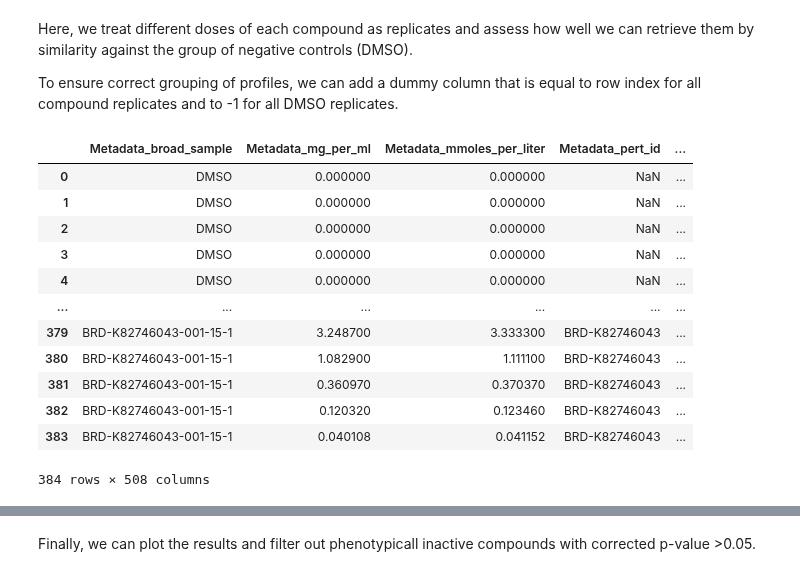
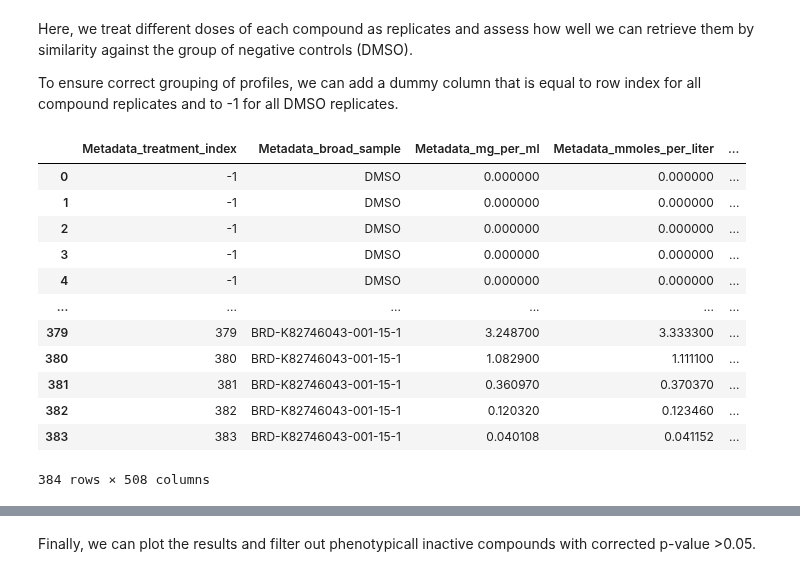
Before and after one commit to cytomining/copairs, a Jupyter notebook: examples/demo.ipynb, the cells around one changed output, grey strips where cells are left out. Saved outputs shown, nothing was run; the diff lists cells and outputs as text; code cells hidden in the pictures.

```diff
--- a/examples/demo.ipynb
+++ b/examples/demo.ipynb
@@ -80,25 +94,27 @@ Here, we treat different doses of each compound as replicates and assess how wel
 
 To ensure correct grouping of profiles, we can add a dummy column that is equal to row index for all compound replicates and to -1 for all DMSO replicates.
 # %%
+df_activity = df.copy()
 # make deafult value equal to row index
-df["Metadata_treatment_index"] = df.index
+df_activity["Metadata_treatment_index"] = df_activity.index
 # make index equal to -1 for all DMSO treatment replicates
-df.loc[df["Metadata_broad_sample"] == "DMSO", "Metadata_treatment_index"] = -1
+df_activity.loc[df["Metadata_broad_sample"] == "DMSO", "Metadata_treatment_index"] = -1
 # now all treatment replicates differ in the index column, except for DMSO replicates
-df
+df_activity.insert(0, "Metadata_treatment_index", df_activity.pop("Metadata_treatment_index"))
+df_activity
 # %% [output]
-|  | Metadata_broad_sample | Metadata_mg_per_ml | Metadata_mmoles_per_liter | Metadata_pert_id | ... |
-| 0 | DMSO | 0.000000 | 0.000000 | NaN | ... |
-| 1 | DMSO | 0.000000 | 0.000000 | NaN | ... |
-| 2 | DMSO | 0.000000 | 0.000000 | NaN | ... |
-| 3 | DMSO | 0.000000 | 0.000000 | NaN | ... |
-| 4 | DMSO | 0.000000 | 0.000000 | NaN | ... |
+|  | Metadata_treatment_index | Metadata_broad_sample | Metadata_mg_per_ml | Metadata_mmoles_per_liter | ... |
+| 0 | -1 | DMSO | 0.000000 | 0.000000 | ... |
+| 1 | -1 | DMSO | 0.000000 | 0.000000 | ... |
+| 2 | -1 | DMSO | 0.000000 | 0.000000 | ... |
+| 3 | -1 | DMSO | 0.000000 | 0.000000 | ... |
+| 4 | -1 | DMSO | 0.000000 | 0.000000 | ... |
 | ... | ... | ... | ... | ... | ... |
-| 379 | BRD-K82746043-001-15-1 | 3.248700 | 3.333300 | BRD-K82746043 | ... |
-| 380 | BRD-K82746043-001-15-1 | 1.082900 | 1.111100 | BRD-K82746043 | ... |
-| 381 | BRD-K82746043-001-15-1 | 0.360970 | 0.370370 | BRD-K82746043 | ... |
-| 382 | BRD-K82746043-001-15-1 | 0.120320 | 0.123460 | BRD-K82746043 | ... |
-| 383 | BRD-K82746043-001-15-1 | 0.040108 | 0.041152 | BRD-K82746043 | ... |
+| 379 | 379 | BRD-K82746043-001-15-1 | 3.248700 | 3.333300 | ... |
+| 380 | 380 | BRD-K82746043-001-15-1 | 1.082900 | 1.111100 | ... |
+| 381 | 381 | BRD-K82746043-001-15-1 | 0.360970 | 0.370370 | ... |
+| 382 | 382 | BRD-K82746043-001-15-1 | 0.120320 | 0.123460 | ... |
+| 383 | 383 | BRD-K82746043-001-15-1 | 0.040108 | 0.041152 | ... |
 384 rows × 508 columns
 # %% [markdown]
 Next, we define the rules by which profiles are grouped based on metadata:
```
Also changed, not shown: parts of 28 cells of this notebook.
